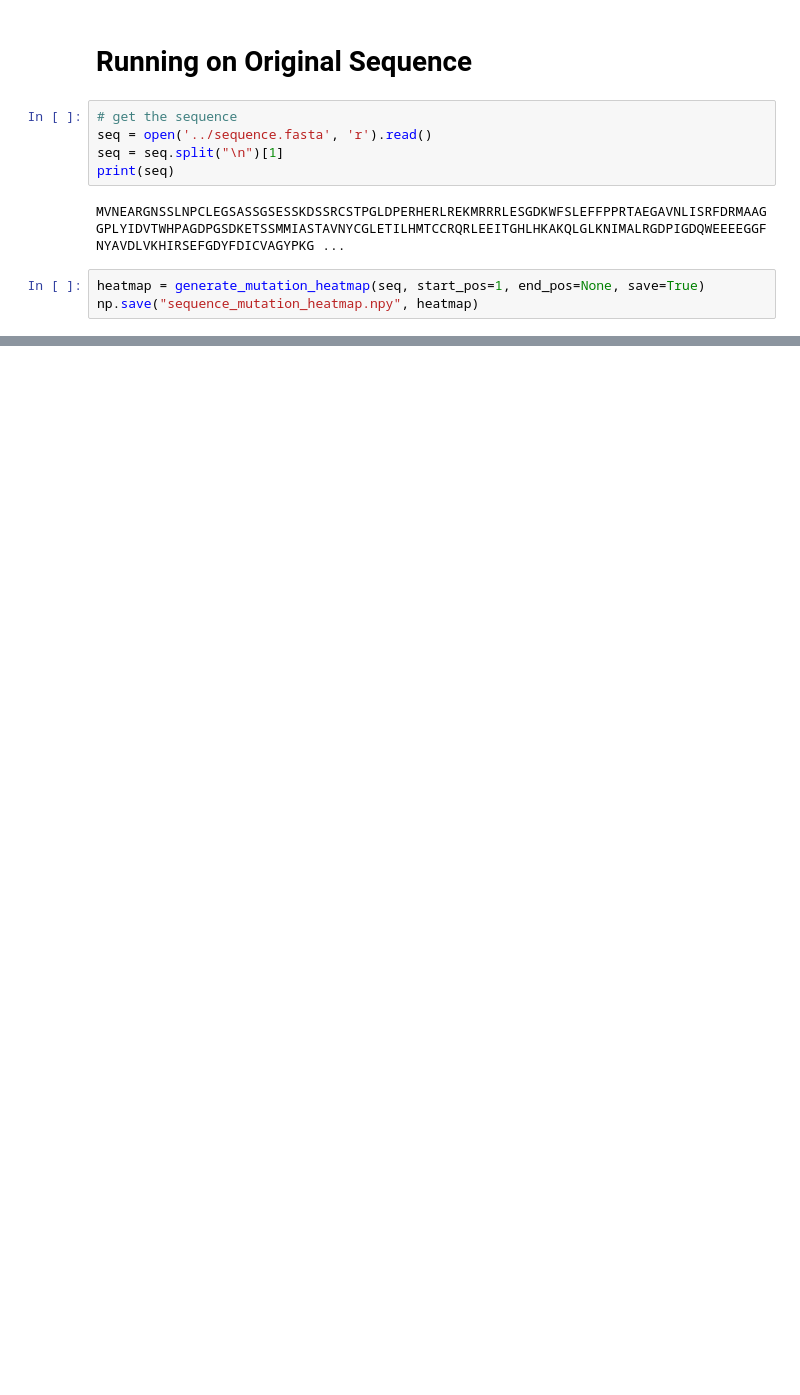
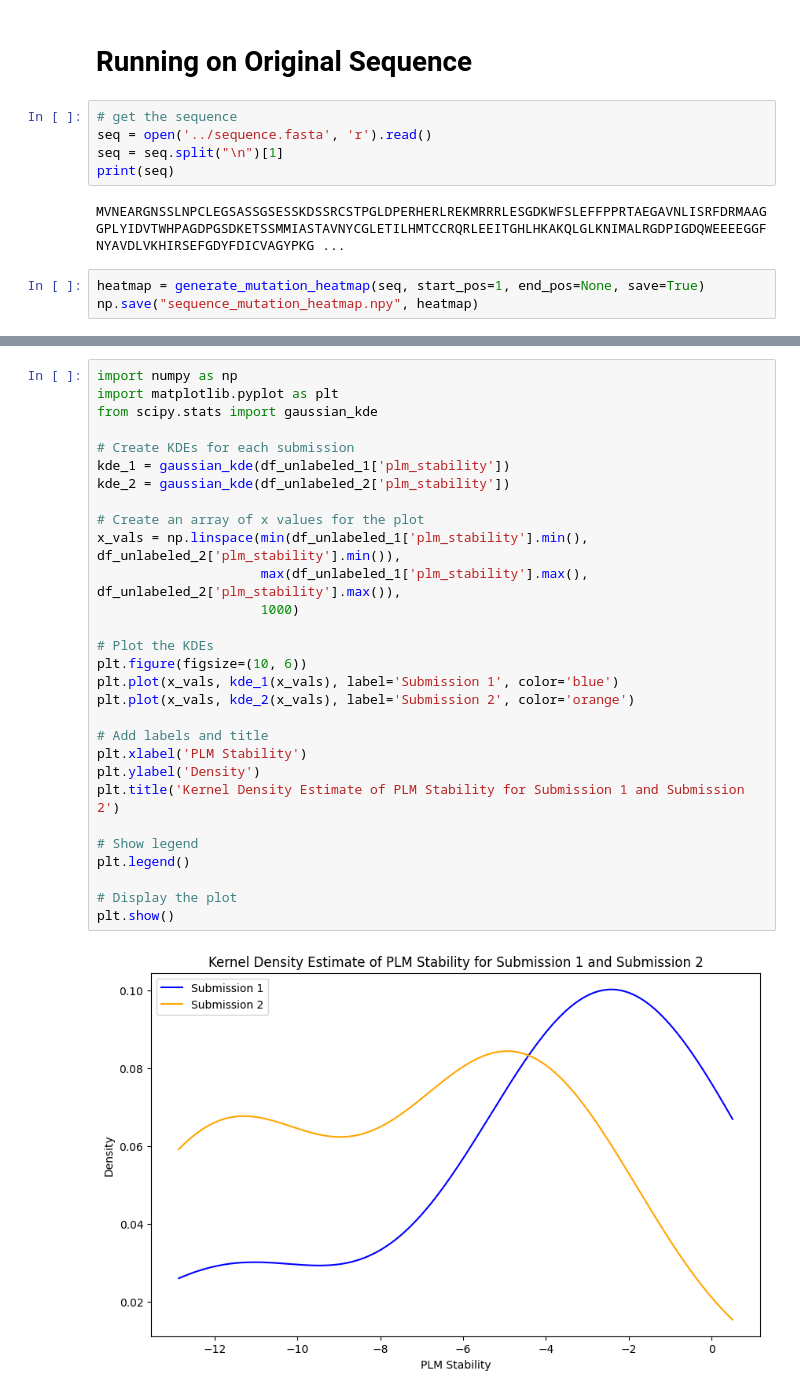
Before and after one commit to radroof22/cse-7850-combio-hackathon, a Jupyter notebook: plm_stability/PLM_Stability.ipynb, the cells around one changed output, grey strips where cells are left out. Cells and saved outputs as stored; diff of their text form; blank space fills up the shorter version.

```diff
--- a/plm_stability/PLM_Stability.ipynb
+++ b/plm_stability/PLM_Stability.ipynb
@@ -118,0 +222,31 @@ v
+# %%
+import numpy as np
+import matplotlib.pyplot as plt
+from scipy.stats import gaussian_kde
+
+# Create KDEs for each submission
+kde_1 = gaussian_kde(df_unlabeled_1['plm_stability'])
+kde_2 = gaussian_kde(df_unlabeled_2['plm_stability'])
+
+# Create an array of x values for the plot
+x_vals = np.linspace(min(df_unlabeled_1['plm_stability'].min(), df_unlabeled_2['plm_stability'].min()),
+                     max(df_unlabeled_1['plm_stability'].max(), df_unlabeled_2['plm_stability'].max()),
+                     1000)
+
+# Plot the KDEs
+plt.figure(figsize=(10, 6))
+plt.plot(x_vals, kde_1(x_vals), label='Submission 1', color='blue')
+plt.plot(x_vals, kde_2(x_vals), label='Submission 2', color='orange')
+
+# Add labels and title
+plt.xlabel('PLM Stability')
+plt.ylabel('Density')
+plt.title('Kernel Density Estimate of PLM Stability for Submission 1 and Submission 2')
+
+# Show legend
+plt.legend()
+
+# Display the plot
+plt.show()
+# %% [output]
+[figure, added]
```
Also changed, not shown: parts of 16 cells of this notebook, 1 other file.
